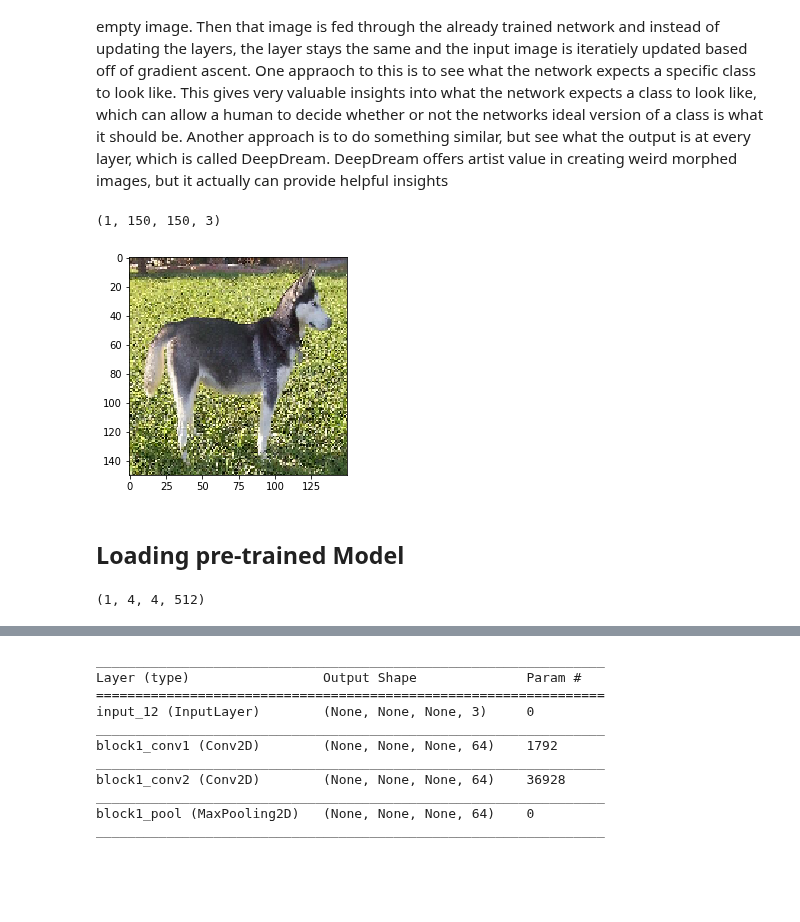
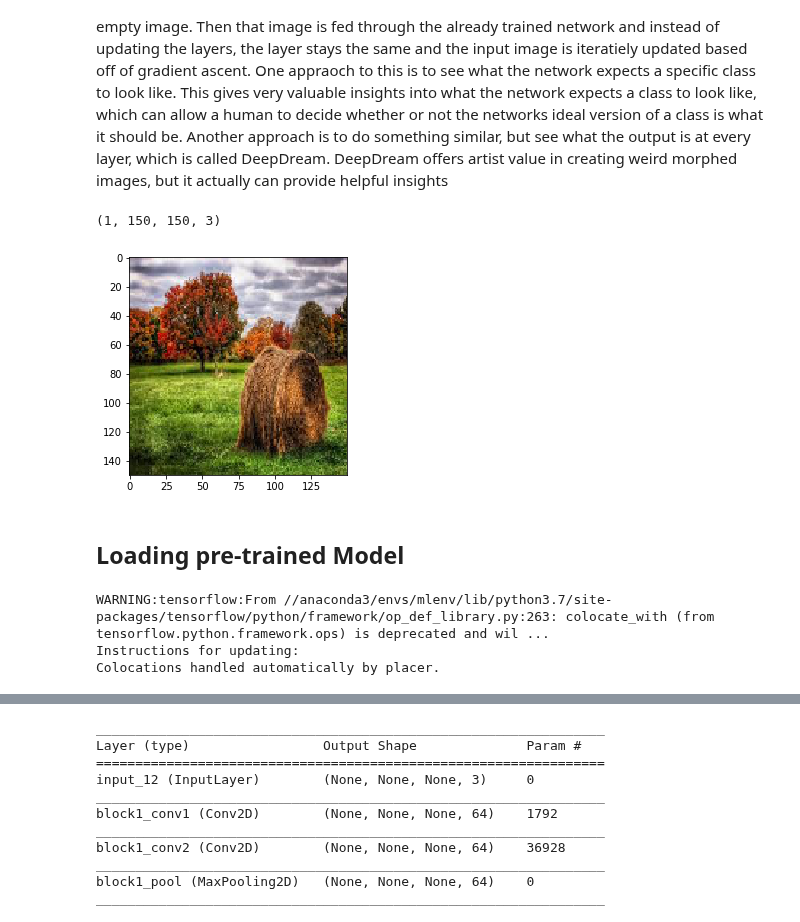
Before and after one commit to l1onh3art88/ml-lab2, a Jupyter notebook: 8000-lab1/CNN Visualization.ipynb, the cells around one changed output, grey strips where cells are left out. Saved outputs shown, nothing was run; the diff lists cells and outputs as text; code cells hidden in the pictures; blank space fills up the shorter version.

```diff
--- a/8000-lab1/CNN Visualization.ipynb
+++ b/8000-lab1/CNN Visualization.ipynb
@@ -10,37 +10,37 @@ Team:
 
 When analyzing a CNN visually, there are a few techniques that give valuable insights into what the CNN has learnt. One of these is by starting with a picuture of random noise or a completely empty image. Then that image is fed through the already trained network and instead of updating the layers, the layer stays the same and the input image is iteratiely updated based off of gradient ascent. One appraoch to this is to see what the network expects a specific class to look like. This gives very valuable insights into what the network expects a class to look like, which can allow a human to decide whether or not the networks ideal version of a class is what it should be. Another approach is to do something similar, but see what the output is at every layer, which is called DeepDream. DeepDream offers artist value in creating weird morphed images, but it actually can provide helpful insights
 # %%
-img_url = 'dog.jpg'
+img_url = 'grass.jpeg'
 
 # We preprocess the image into a 4D tensor
 from keras.preprocessing import image
 import numpy as np
 import requests
 from io import BytesIO
 from PIL import Image
 
 def load_image_as_array(url, size=(150, 150)):
 #     response = requests.get(url)
     img = Image.open(img_url)
     img = img.resize(size)
     return np.array(img).astype(float)
 
 img_tensor = load_image_as_array(img_url)
 img_tensor = np.expand_dims(img_tensor, axis=0)
 # Remember that the model was trained on inputs
 # that were preprocessed in the following way:
 img_tensor /= 255.
 
 # Its shape is (1, 150, 150, 3)
 print(img_tensor.shape)
 
 import matplotlib.pyplot as plt
 
 plt.imshow(img_tensor[0])
 plt.show()
 # %% [output]
 (1, 150, 150, 3)
-[figure, old version]
+[figure, new version]
 # %% [markdown]
 ## Loading pre-trained Model
 # %%
@@ -69,15 +69,13 @@ grads /= (K.abs(grads) + 1e-5)
 # We use a keras backend function to accept a numpy tensor and return a loss and gradient for that tensor.
 iterate = K.function([model.input], [loss, grads])
 
-# To quickly test the interface:
-import numpy as np
-loss_value, grads_value = iterate([img_tensor])
-
-
-activation = model.predict(img_tensor)
-print(activation.shape)
+# # To quickly test the interface:
+# import numpy as np
+# loss_value, grads_value = iterate([img_tensor])
 # %% [output]
-(1, 4, 4, 512)
+WARNING:tensorflow:From //anaconda3/envs/mlenv/lib/python3.7/site-packages/tensorflow/python/framework/op_def_library.py:263: colocate_with (from tensorflow.python.framework.ops) is deprecated and wil ...
+Instructions for updating:
+Colocations handled automatically by placer.
 # %%
 import matplotlib.pyplot as plt
 
```
Also changed, not shown: parts of 3 cells of this notebook, 1 other file.
